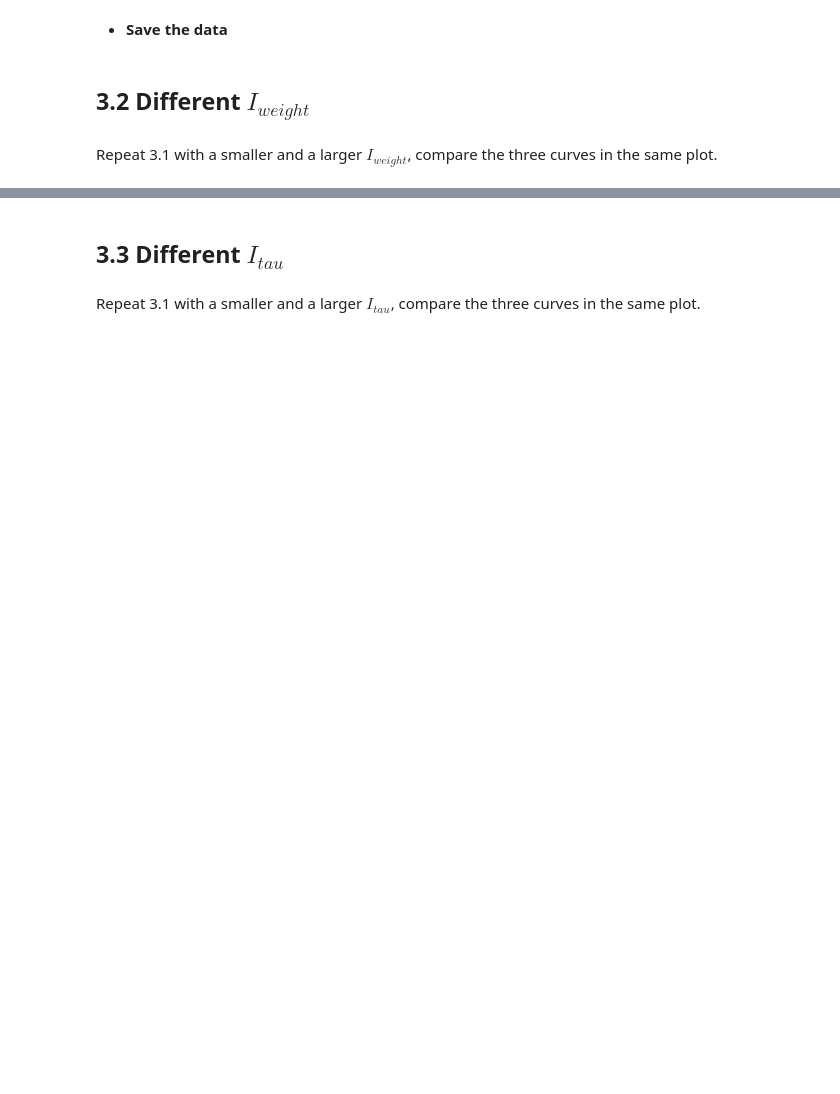
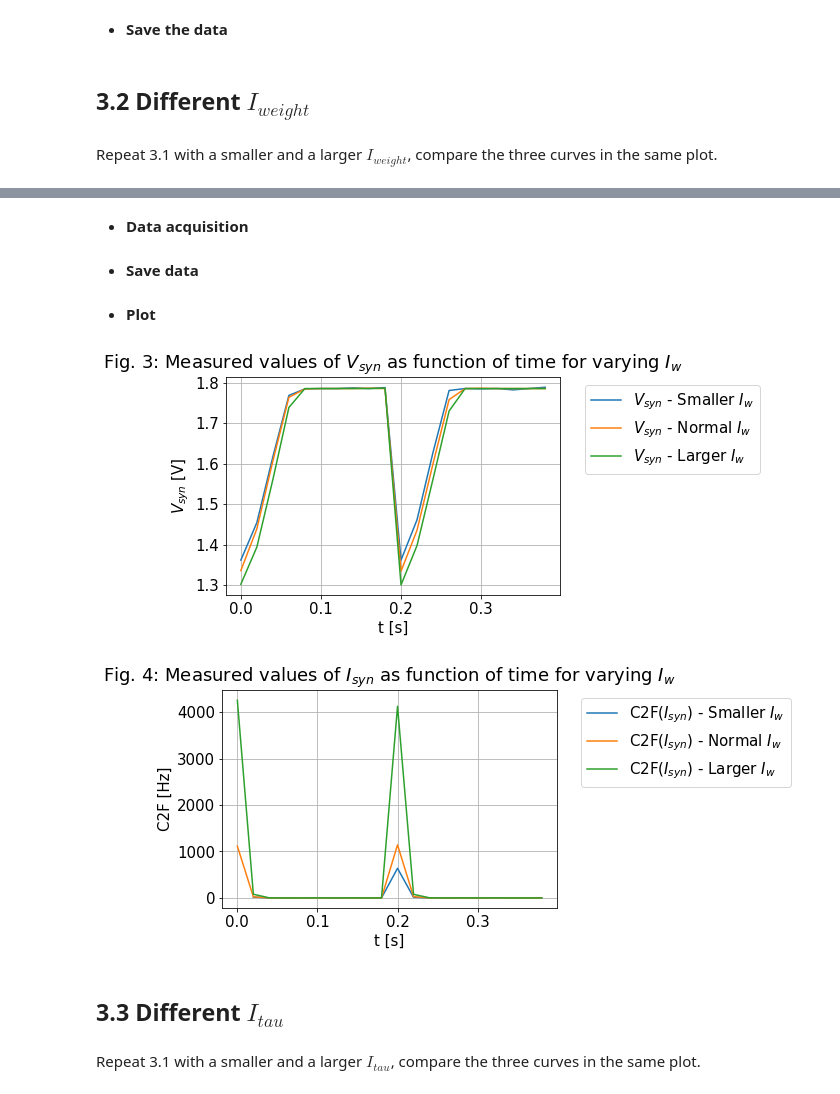
Before and after one commit to pbonazzi/21-10-neuromorphic-engineering, a Jupyter notebook: lab/2021_Lab08_Silicon_Synaptic_Circuits_4.9_Pietro_Bonazzi.ipynb, the cells around one changed output, grey strips where cells are left out. Cells and saved outputs as stored; diff of their text form; code cells hidden in the pictures; blank space fills up the shorter version.

```diff
--- a/lab/2021_Lab08_Silicon_Synaptic_Circuits_4.9_Pietro_Bonazzi.ipynb
+++ b/lab/2021_Lab08_Silicon_Synaptic_Circuits_4.9_Pietro_Bonazzi.ipynb
@@ -237,11 +238,0 @@ t_s, isyn_s = np.loadtxt('./data/08_synapses/lab8_322.csv',delimiter=",")
-# %%
-plt.rcParams.update({'font.size': 14})
-plt.title('Figure 3.2. : DPI synapse current, changing $I_{w}$')
-plt.plot(t_l, isyn_l, label="$I_w = ... $", marker=10, color="--r")
-plt.plot(t_m, isyn_m, label="$I_w = ... $", marker=10, color="--b")
-plt.plot(t_s, isyn_s, label="$I_w = ... $", marker=10, color="--g")
-plt.xlabel("time")
-plt.ylabel("Output current")
-plt.legend()
-plt.grid()
-plt.show()
@@ -247,0 +305,2 @@ plt.show()
+# %% [markdown]
+- **Data acquisition**
@@ -247,0 +321,2 @@ plt.show()
+# %% [markdown]
+- **Save data**
@@ -248,3 +325,37 @@ plt.show()
+# %% [markdown]
+- **Plot**
+# %%
+import matplotlib.pyplot as plt
+import numpy as np
+plt.rcParams.update({'font.size': 15})
+
+
+t,vsyn_smaller,isyn_smaller = np.loadtxt('data_ex_3_2_smaller.csv',delimiter=',')
+_,vsyn_normal,isyn_normal = np.loadtxt('data_ex_3_1.csv',delimiter=',')
+_,vsyn_bigger,isyn_bigger = np.loadtxt('data_ex_3_2_bigger.csv',delimiter=',')
+
+plt.plot(t,vsyn_smaller,t,vsyn_normal,t,vsyn_bigger)
+
+plt.xlabel('t [s]')
+plt.ylabel('$V_{syn}$ [V]')
+plt.legend(['$V_{syn}$ - Smaller $I_w$','$V_{syn}$ - Normal $I_w$','$V_{syn}$ - Larger $I_w$'],bbox_to_anchor=(1.05, 1),loc='upper left')
+plt.title('Fig. 3: Measured values of $V_{syn}$ as function of time for varying $I_{w}$')
+
+plt.grid()
+plt.show()
+
+plt.plot(t[1:],isyn_smaller[1:],t,isyn_normal,t,isyn_bigger)
+
+plt.xlabel('t [s]')
+plt.ylabel('C2F [Hz]')
+plt.legend(['C2F$(I_{syn})$ - Smaller $I_w$','C2F$(I_{syn})$ - Normal $I_w$','C2F$(I_{syn})$ - Larger $I_w$'],bbox_to_anchor=(1.05, 1),loc='upper left')
+plt.title('Fig. 4: Measured values of $I_{syn}$ as function of time for varying $I_{w}$')
+
+plt.grid()
+plt.show()
+# %% [output]
+[figure, added]
+[figure, added]
 # %% [markdown]
 ## 3.3 Different $I_{tau}$
 # %% [markdown]
```
Also changed, not shown: parts of 71 cells of this notebook, 11 other files.
